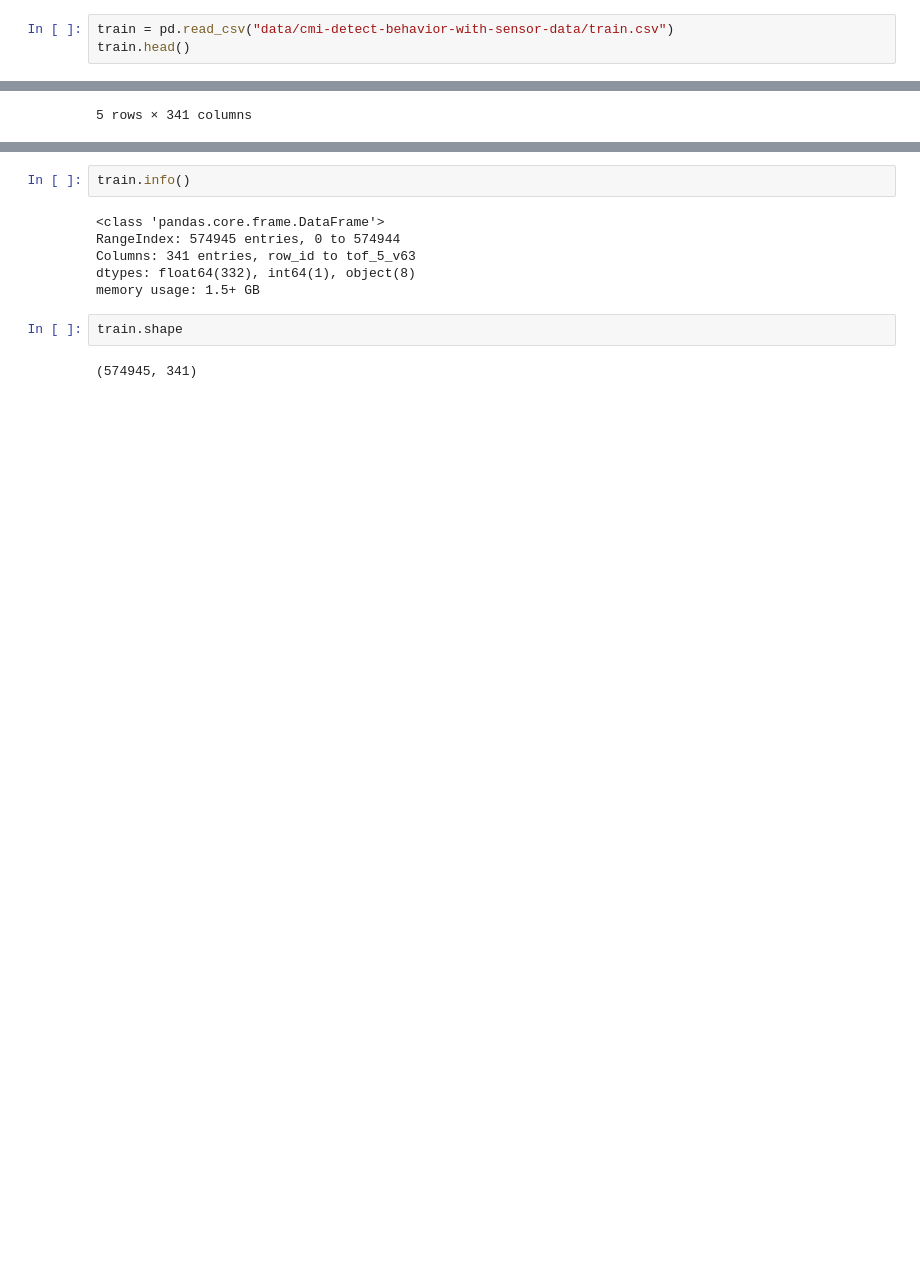
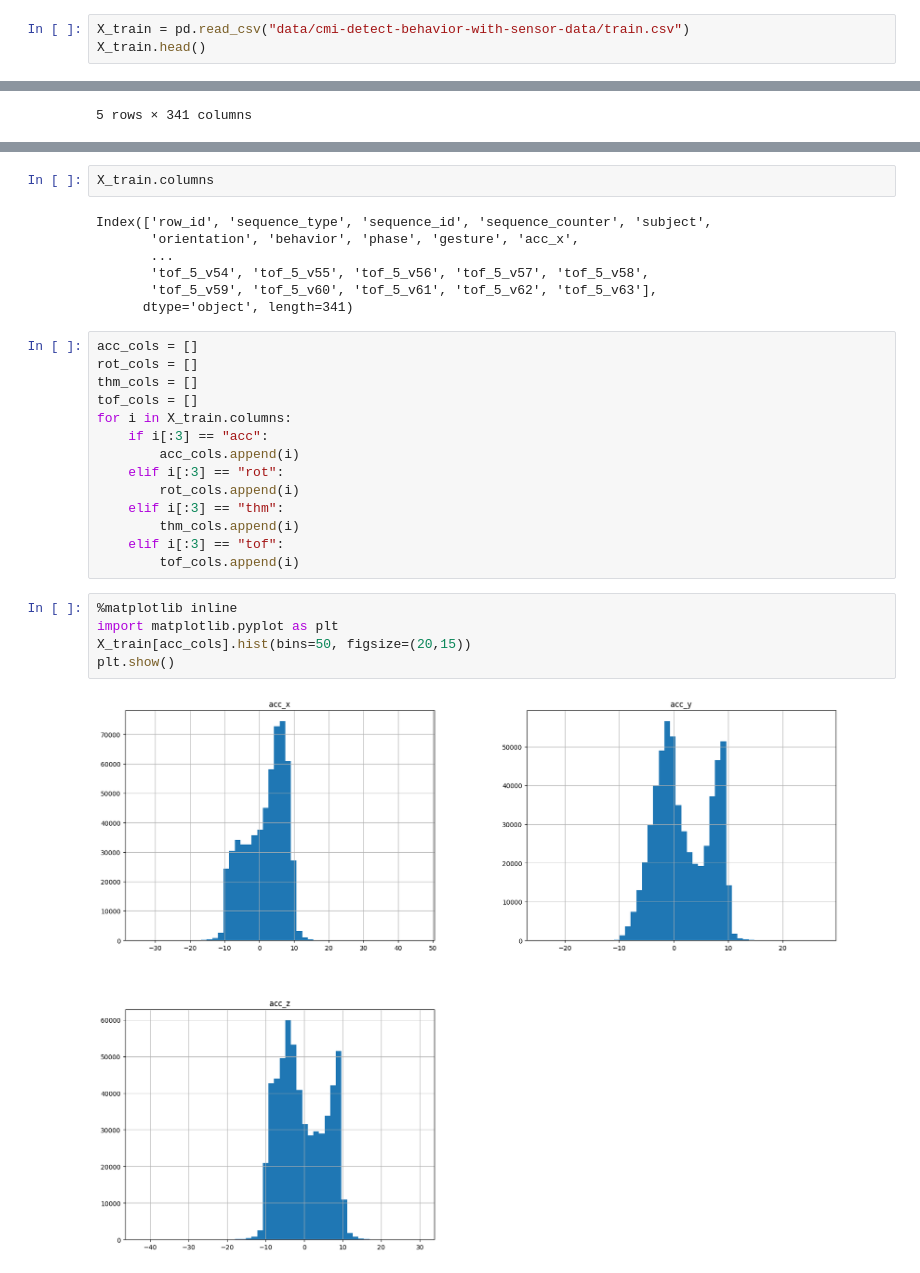
Before and after one commit to NamanZelawat/Kaggle_Gym, a Jupyter notebook: Kaggle_CMI.ipynb, the cells around one changed output, grey strips where cells are left out. Drawn from its saved outputs; the diff is of its cells as text; blank space fills up the shorter version.

```diff
--- a/Kaggle_CMI.ipynb
+++ b/Kaggle_CMI.ipynb
@@ -14,8 +14,8 @@ device
 # %% [output]
 'cuda'
 # %%
-train = pd.read_csv("data/cmi-detect-behavior-with-sensor-data/train.csv")
-train.head()
+X_train = pd.read_csv("data/cmi-detect-behavior-with-sensor-data/train.csv")
+X_train.head()
 # %% [output]
 |  | row_id | sequence_type | sequence_id | sequence_counter | subject | orientation | behavior | phase | ... |
 | 0 | SEQ_000007_000000 | Target | SEQ_000007 | 0 | SUBJ_059520 | Seated Lean Non Dom - FACE DOWN | Relaxes and moves hand to target ... | Transition | ... |
@@ -49,12 +35,30 @@ temp_train
 # %%
-train.info()
+X_train.columns
 # %% [output]
-<class 'pandas.core.frame.DataFrame'>
-RangeIndex: 574945 entries, 0 to 574944
-Columns: 341 entries, row_id to tof_5_v63
-dtypes: float64(332), int64(1), object(8)
-memory usage: 1.5+ GB
+Index(['row_id', 'sequence_type', 'sequence_id', 'sequence_counter', 'subject',
+       'orientation', 'behavior', 'phase', 'gesture', 'acc_x',
+       ...
+       'tof_5_v54', 'tof_5_v55', 'tof_5_v56', 'tof_5_v57', 'tof_5_v58',
+       'tof_5_v59', 'tof_5_v60', 'tof_5_v61', 'tof_5_v62', 'tof_5_v63'],
+      dtype='object', length=341)
 # %%
-train.shape
+acc_cols = []
+rot_cols = []
+thm_cols = []
+tof_cols = []
+for i in X_train.columns:
+    if i[:3] == "acc":
+        acc_cols.append(i)
+    elif i[:3] == "rot":
+        rot_cols.append(i)
+    elif i[:3] == "thm":
+        thm_cols.append(i)
+    elif i[:3] == "tof":
+        tof_cols.append(i)
-# %% [output]
-(574945, 341)
+# %%
+%matplotlib inline
+import matplotlib.pyplot as plt
+X_train[acc_cols].hist(bins=50, figsize=(20,15))
+plt.show()
+# %% [output]
+[figure, added]
```
Also changed, not shown: parts of 8 cells of this notebook, 2 other files.
